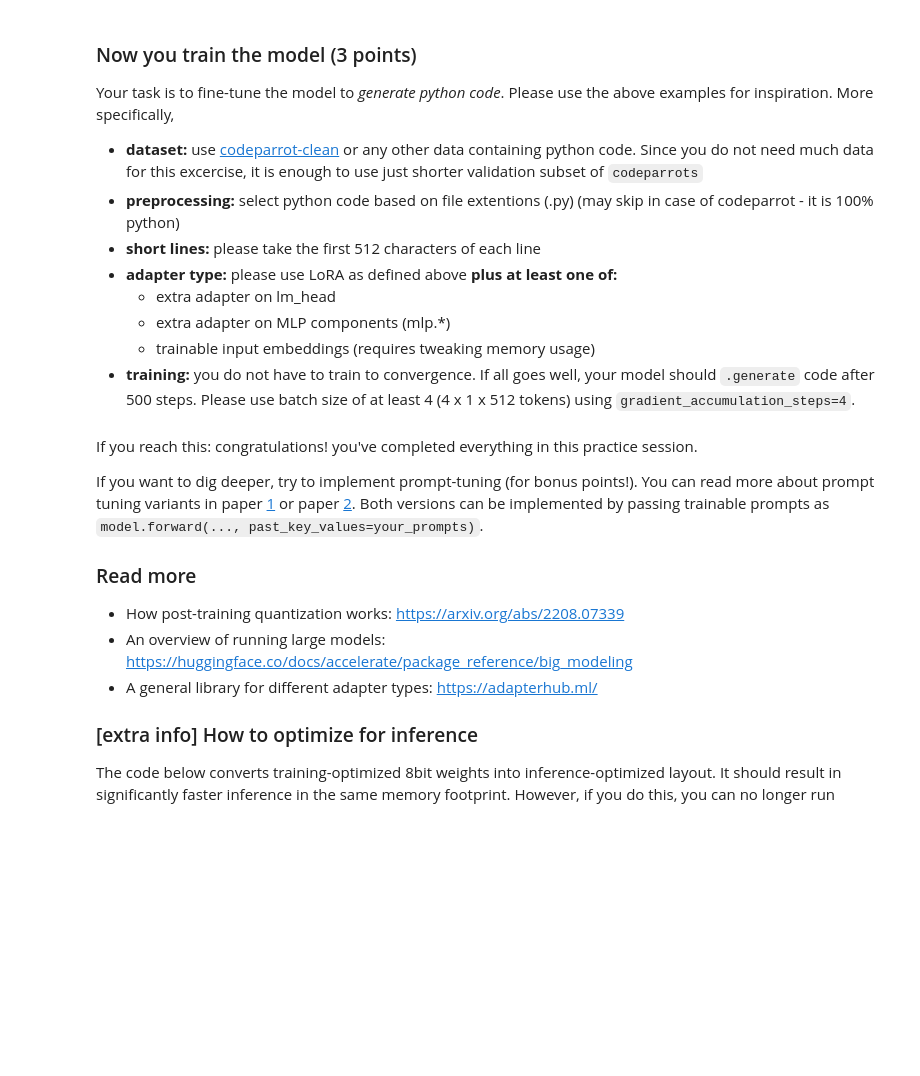
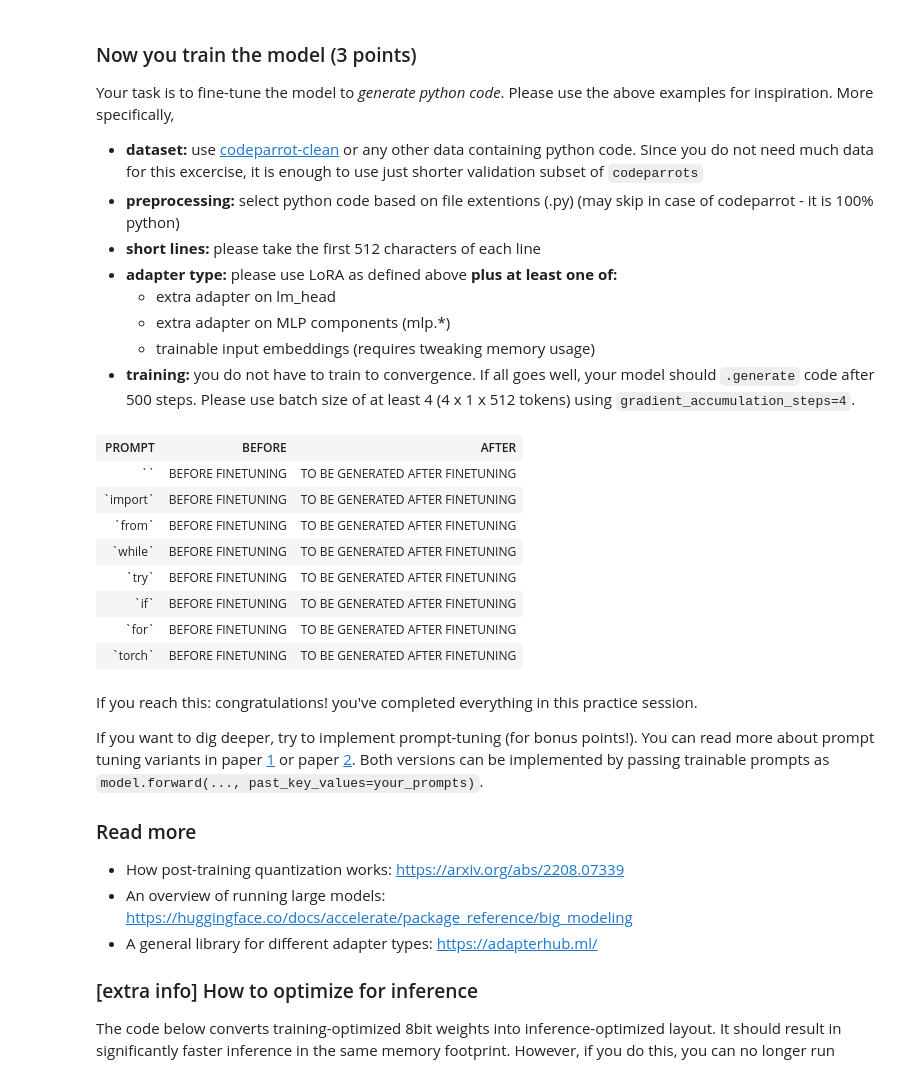
Before and after one commit to yandexdataschool/Practical_DL, a Jupyter notebook: week08_llm/practice.ipynb, the cells around one changed output. Saved outputs shown, nothing was run; the diff lists cells and outputs as text; code cells hidden in the pictures; blank space fills up the shorter version.

```diff
--- a/week08_llm/practice.ipynb
+++ b/week08_llm/practice.ipynb
@@ -404,6 +466,43 @@ prompts =  ['', 'import', 'from', 'while', 'try', 'if', 'for', 'torch']  # add f
 # after the training concludes, please show examples of text generated by your model. It is expected to look like Python code fragments
 # print the generation examples nicely (suggestion: use pandas or HTML) for easier comparison
 # note: your LoRA-enhanced model can run generation the same way as the non-trained model (above)
+# %%
+# This template helps to compare generated code samples in pretty table form
+# feel free to present your work in other forms
+
+from IPython.display import HTML, display
+table_template = """<table style="border:1px solid black" >
+  <tr>
+    <th style="text-align: center; border:1px solid black">PROMPT</th>
+    <th style="text-align: center; border:1px solid black">BEFORE</th>
+    <th style="text-align: center; border:1px solid black">AFTER</th>
+  </tr>
+{}
+</table>"""
+
+row_template = '''  <tr>
+    <td style="width:20%; border:1px solid black"><pre align="left">`{}`</pre></td>
+    <td style="width:40%; border:1px solid black"><pre align="left">{}</pre></td>
+    <td style="width:40%; border:1px solid black"><pre align="left">{}</pre></td>
+  </tr>'''
+
+rows = []
+
+for prompt in prompts:
+    # replace placeholders in the format() arguments
+    rows.append(row_template.format(prompt, "BEFORE FINETUNING", "TO BE GENERATED AFTER FINETUNING"))
+
+display(HTML(table_template.format('\n'.join(rows))))
+# %% [output]
+| PROMPT | BEFORE | AFTER |
+| `` | BEFORE FINETUNING | TO BE GENERATED AFTER FINETUNING |
+| `import` | BEFORE FINETUNING | TO BE GENERATED AFTER FINETUNING |
+| `from` | BEFORE FINETUNING | TO BE GENERATED AFTER FINETUNING |
+| `while` | BEFORE FINETUNING | TO BE GENERATED AFTER FINETUNING |
+| `try` | BEFORE FINETUNING | TO BE GENERATED AFTER FINETUNING |
+| `if` | BEFORE FINETUNING | TO BE GENERATED AFTER FINETUNING |
+| `for` | BEFORE FINETUNING | TO BE GENERATED AFTER FINETUNING |
+| `torch` | BEFORE FINETUNING | TO BE GENERATED AFTER FINETUNING |
 # %% [markdown]
 If you reach this: congratulations! you've completed everything in this practice session.
 
```
Also changed, not shown: parts of 21 cells of this notebook.
